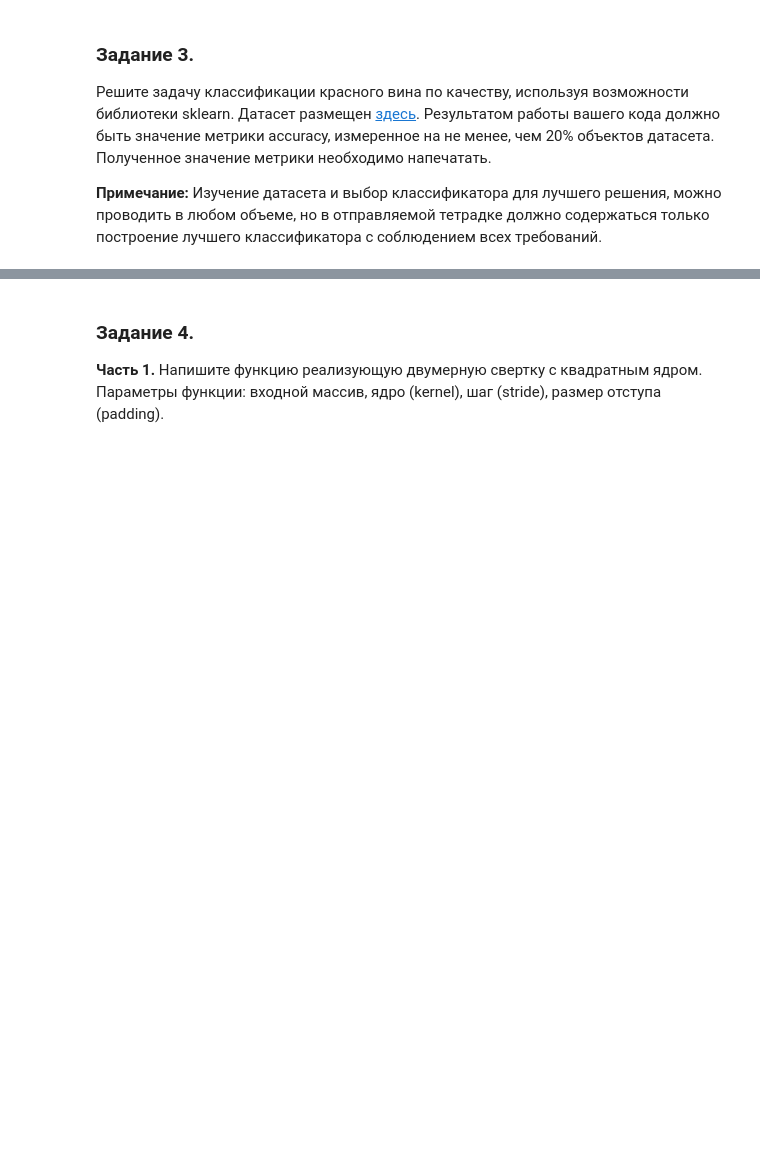
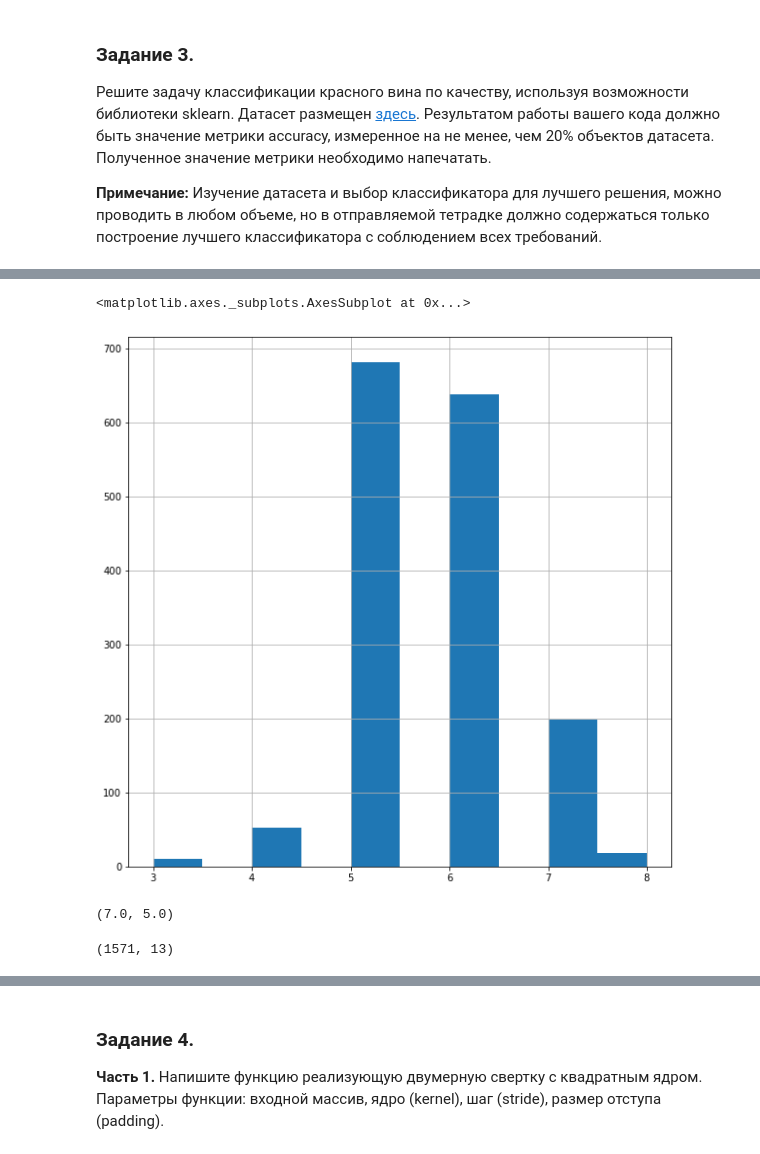
Before and after one commit to gubkapob/Machine-Learnind-Data-Science, a Jupyter notebook: Test for ds.ipynb, the cells around one changed output, grey strips where cells are left out. Drawn from its saved outputs; the diff is of its cells as text; code cells hidden in the pictures; blank space fills up the shorter version.

Commit message:
Change files:Data analyze..., Test for...

```diff
--- a/Test for ds.ipynb
+++ b/Test for ds.ipynb
@@ -181,0 +190,5 @@ Epoch 6/200
+# %%
+os.chdir('../Downloads/')
+wine = pd.read_csv('winequality-red.csv', sep = ';', header = 0)
+
+wine.head(10)
@@ -181,0 +256,4 @@ Epoch 6/200
+# %%
+#for i in range(len(wine)):
+#    wine['number'] = i + 1
+wine['number'] = np.arange(len(wine))[::1] + 1
@@ -181,0 +274,10 @@ Epoch 6/200
+# %%
+plt.figure(figsize=(10, 10))
+wine['quality'].hist()
+# %% [output]
+<matplotlib.axes._subplots.AxesSubplot at 0x...>
+[figure, added]
+# %%
+wine['quality'].quantile(0.95), wine['quality'].quantile(0.05)
+# %% [output]
+(7.0, 5.0)
@@ -181,0 +287,4 @@ Epoch 6/200
+# %%
+data_condition.shape
+# %% [output]
+(1571, 13)
```
Also changed, not shown: parts of 16 cells of this notebook, 1 other file.
